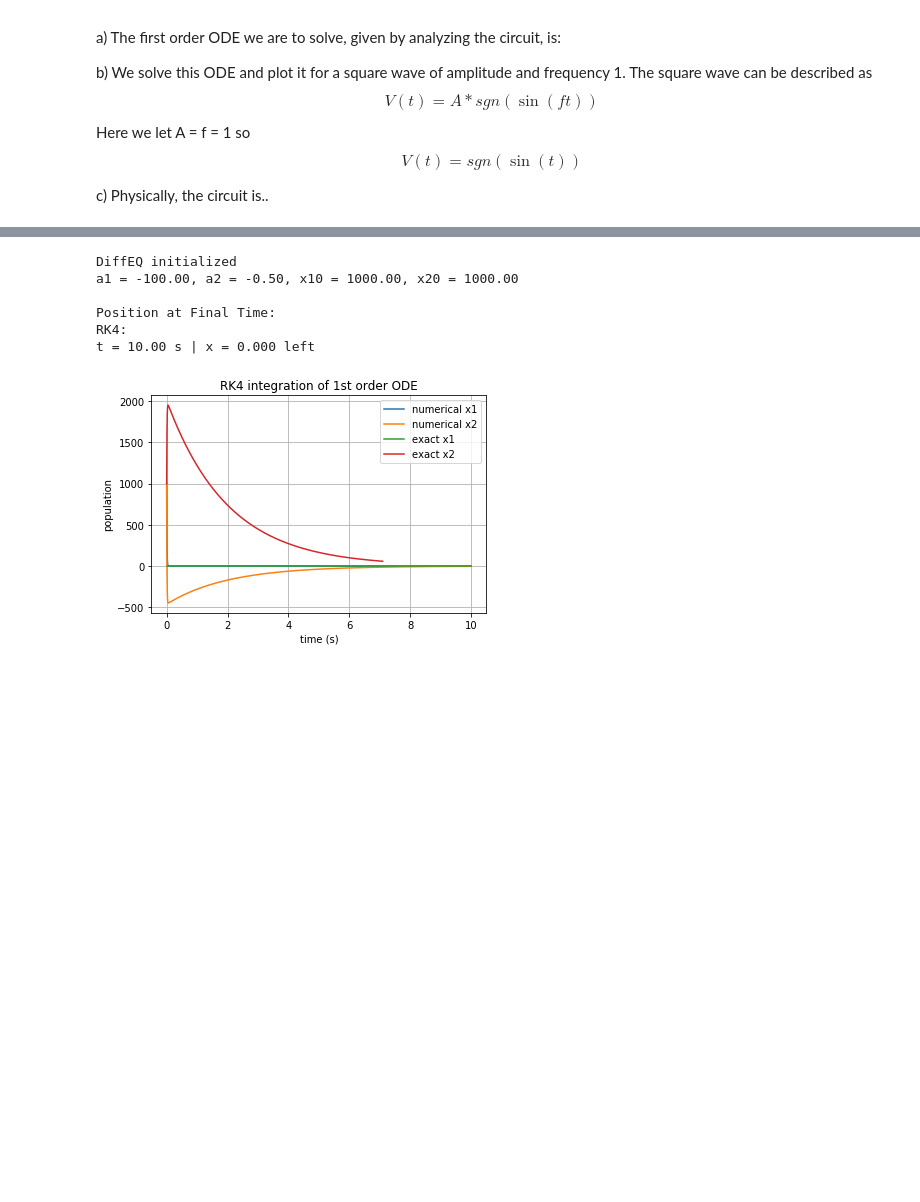
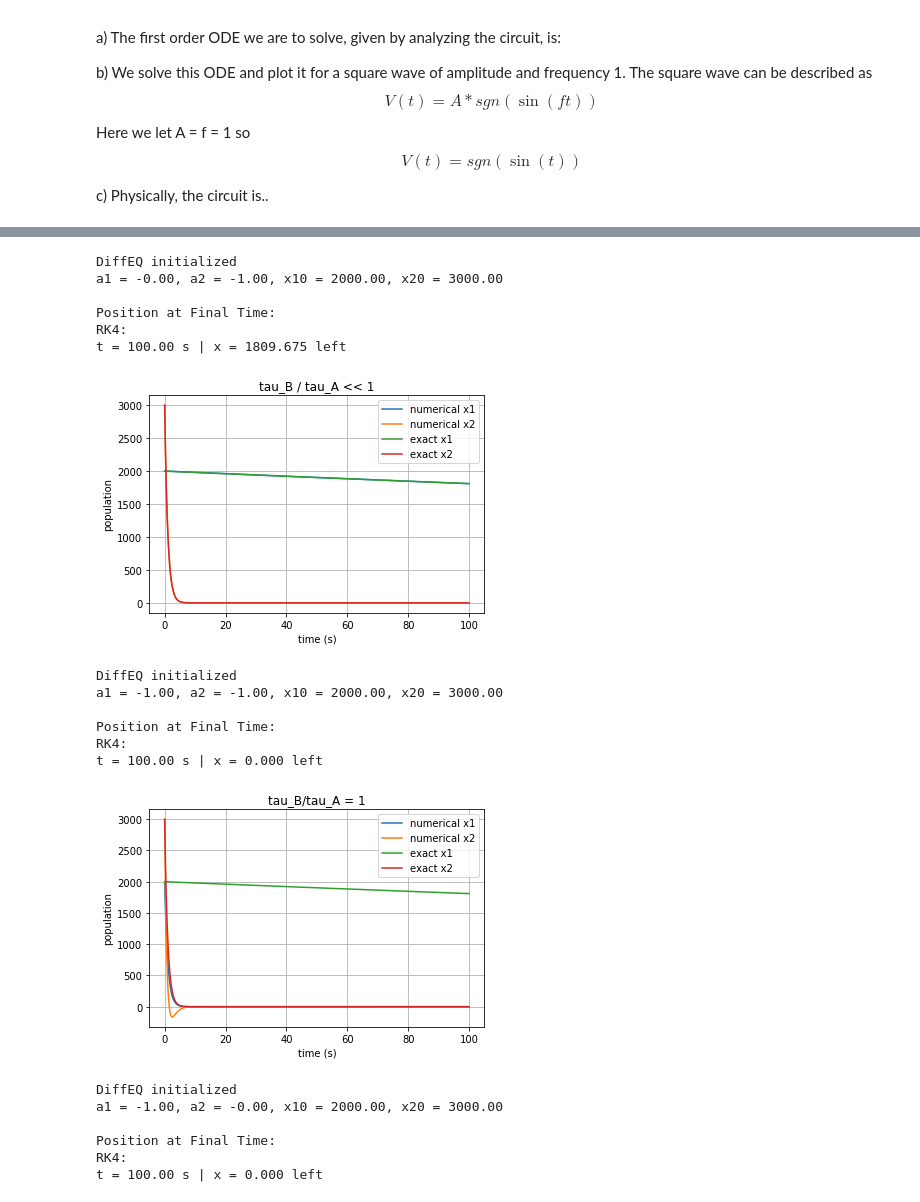
Before and after one commit to aton-physics/Lectures, a Jupyter notebook: Assign1.ipynb, the cells around one changed output, grey strips where cells are left out. Cells and saved outputs as stored; diff of their text form; code cells hidden in the pictures; blank space fills up the shorter version.

```diff
--- a/Assign1.ipynb
+++ b/Assign1.ipynb
@@ -32,18 +32,18 @@ class DiffEQ (object):
         k1 = self.dt*self.differential_equation(self.x1, 0, self.t)
         k2 = self.dt*self.differential_equation(self.x1 + k1/2, 0, self.t + self.dt/2)
         k3 = self.dt*self.differential_equation(self.x1 + k2/2, 0, self.t + self.dt/2)
-        k4 = self.dt*self.differential_equation(self.x1 + k3/2, 0, self.t + self.dt)
+        k4 = self.dt*self.differential_equation(self.x1 + k3, 0, self.t + self.dt)
         self.t += self.dt
         self.x1 += (k1 + 2*k2 + 2*k3 + k4)/6
     def RK4_couple(self):
         k1 = self.dt*self.differential_equation(self.x1, 0, self.t)
+        j1 = self.dt*self.differential_equation(self.x1, self.x2, self.t)
         k2 = self.dt*self.differential_equation(self.x1 + k1/2, 0, self.t + self.dt/2)
+        j2 = self.dt*self.differential_equation(self.x1 + k1/2, self.x2 + j1/2, self.t + self.dt/2)
         k3 = self.dt*self.differential_equation(self.x1 + k2/2, 0, self.t + self.dt/2)
-        k4 = self.dt*self.differential_equation(self.x1 + k3/2, 0, self.t + self.dt)
-        j1 = self.dt*self.differential_equation(self.x1, self.x2, self.t)
-        j2 = self.dt*self.differential_equation(self.x1, self.x2 + j1/2, self.t + self.dt/2)
-        j3 = self.dt*self.differential_equation(self.x1, self.x2 + j2/2, self.t + self.dt/2)
-        j4 = self.dt*self.differential_equation(self.x1, self.x2 + j3/2, self.t + self.dt)
+        j3 = self.dt*self.differential_equation(self.x1 + k2/2, self.x2 + j2/2, self.t + self.dt/2)
+        k4 = self.dt*self.differential_equation(self.x1 + k3, 0, self.t + self.dt)
+        j4 = self.dt*self.differential_equation(self.x1 + k3, self.x2 + j3, self.t + self.dt)
         self.t += self.dt
         self.x1 += (k1 + 2*k2 + 2*k3 + k4)/6
         self.x2 += (j1 + 2*j2 + 2*j3 + j4)/6
@@ -76,11 +76,11 @@ class DiffEQ (object):
         plt.legend()
         fig.savefig("test.png")
         plt.show()
-    def plot_couple(self, ExactSolution1, ExactSolution2):
+    def plot_couple(self, ExactSolution1, ExactSolution2, titlestring):
         fig, ax = plt.subplots()
         ax.plot(self.tarray, self.x1_array, label = "numerical x1")
         ax.plot(self.tarray, self.x2_array, label = "numerical x2")
-        ax.set(xlabel='time (s)', ylabel='population', title='RK4 integration of 1st order ODE')
+        ax.set(xlabel='time (s)', ylabel='population', title=titlestring)
         ax.grid()
         ax.plot(self.tarray, ExactSolution1(self.tarray), label = "exact x1")
         ax.plot(self.tarray, ExactSolution2(self.tarray), label = "exact x2")
@@ -138,26 +138,44 @@ $$N_B(T) = N_B(0)e^{-\frac{t}{\tau_B}} - N_A(0)\frac{1}{1-\frac{\tau_A}{\tau_B}}
 # %%
-tauA = -0.01 # -1*tauA gives the analytical tauA
-tauB = -2.0
-NA0 = 1000.0
-NB0 = 1000.0
-def zero(arg):
-    return 0.0
+tauA = -1000.0 # -1*tauA gives the analytical tauA
+tauB = -1.0
+NA0 = 2000.0
+NB0 = 3000.0
 def inverse_exp(arg, ic1 = NA0, param1 = -tauA):
-    return (1.0/ic1)*np.exp(-arg/param1)
+    return ic1*np.exp(-arg/param1)
 def complicated_exact(arg, ic1 = NA0, ic2 = NB0, param1 = -tauA, param2 = -tauB):
     term1 = ic2*np.exp(-arg/param2)
-    term2 = ic1/(1-(param1/param2))*np.exp(-arg*(param1+param2)/(param1*param2))*(np.exp(arg/param2)-np.exp(arg/param1))
+    term2 = ic1/((param1/param2)-1)*np.exp(-arg*(param1+param2)/(param1*param2))*(np.exp(arg/param2)-np.exp(arg/param1))
     return term1 - term2
-thing = DiffEQ(a1=1.0/tauA, a2=1.0/tauB, x10 = NA0, x20 = NB0)
-thing.trajectory("yes")
-thing.results()
-
-thing.plot_couple(inverse_exp, complicated_exact)
+def PlotDiffEQ(tauA, tauB, NA0, NB0, titlestring):
+    equation = DiffEQ(a1=1.0/tauA, a2=1.0/tauB, x10 = NA0, x20 = NB0, t = 0.0, tf = 100, dt = 0.01)
+    equation.trajectory("yes")
+    equation.results()
+    equation.plot_couple(inverse_exp, complicated_exact, titlestring)
+PlotDiffEQ(tauA, tauB, NA0, NB0, "tau_B / tau_A << 1")
+tauA = -1.0 # -1*tauA gives the analytical tauA
+tauB = -1.0
+PlotDiffEQ(tauA, tauB, NA0, NB0, "tau_B/tau_A = 1")
+tauA = -1.0
+tauB = -1000.0
+PlotDiffEQ(tauA, tauB, NA0, NB0, "tau_B/tau_A >> 1")
 # %% [output]
 DiffEQ initialized
-a1 = -100.00, a2 = -0.50, x10 = 1000.00, x20 = 1000.00
+a1 = -0.00, a2 = -1.00, x10 = 2000.00, x20 = 3000.00
 
 Position at Final Time:
 RK4:
-t = 10.00 s | x = 0.000 left
+t = 100.00 s | x = 1809.675 left
-[figure, old version]
+[figure, new version]
+DiffEQ initialized
+a1 = -1.00, a2 = -1.00, x10 = 2000.00, x20 = 3000.00
+
+Position at Final Time:
+RK4:
+t = 100.00 s | x = 0.000 left
+[figure, added]
+DiffEQ initialized
+a1 = -1.00, a2 = -0.00, x10 = 2000.00, x20 = 3000.00
+
+Position at Final Time:
+RK4:
+t = 100.00 s | x = 0.000 left
```
Also changed, not shown: parts of 2 cells of this notebook.
